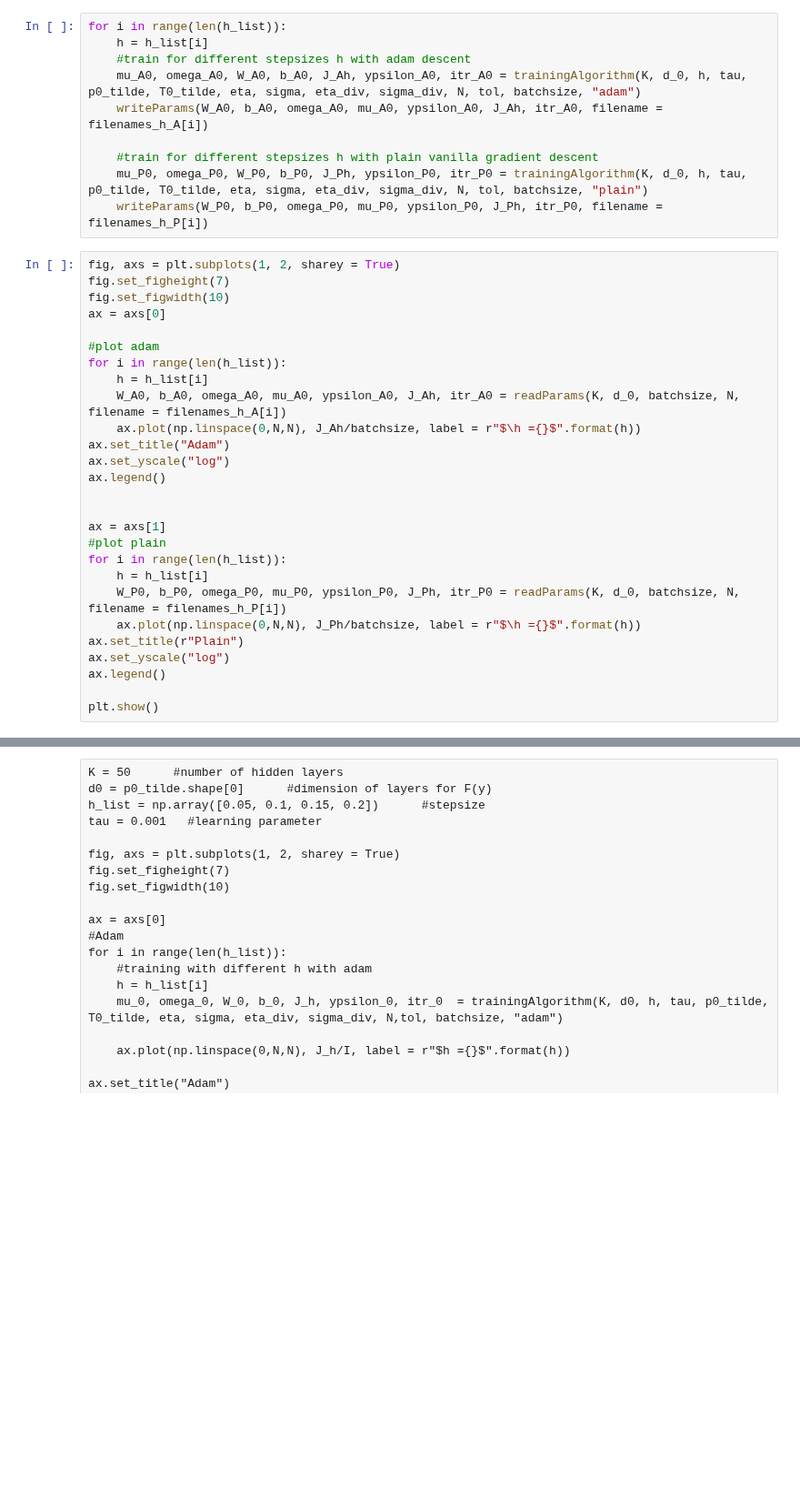
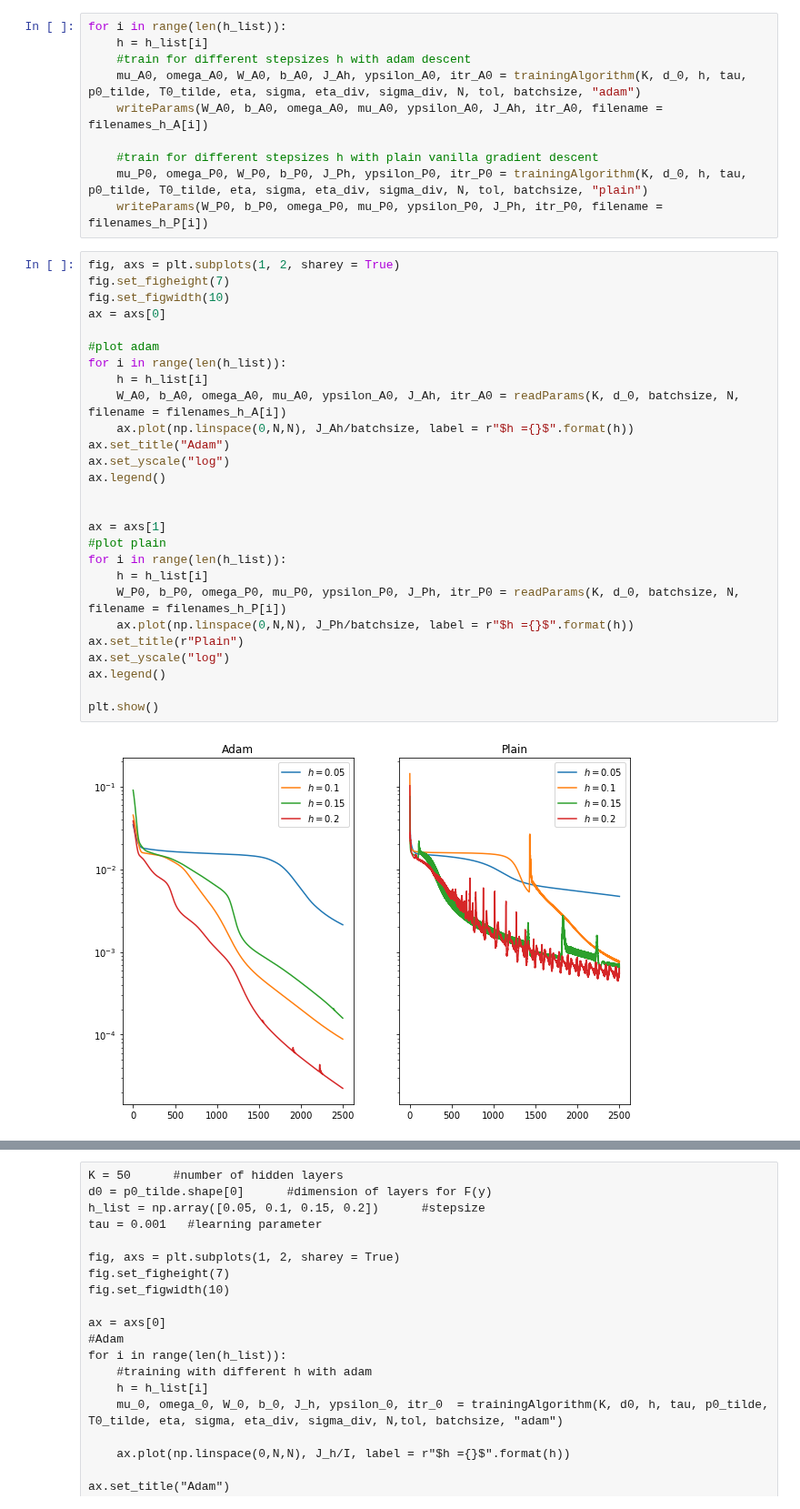
Before and after one commit to vivekapriyas/Function_Neural_Network, a Jupyter notebook: Project2.ipynb, the cells around one changed output, grey strips where cells are left out. Shown at 91% size. Cells and saved outputs as stored; diff of their text form; blank space fills up the shorter version.

```diff
--- a/Project2.ipynb
+++ b/Project2.ipynb
@@ -811,27 +839,29 @@ for i in range(len(h_list)):
 # %%
 fig, axs = plt.subplots(1, 2, sharey = True)
 fig.set_figheight(7)
 fig.set_figwidth(10)
 ax = axs[0]
 
 #plot adam
 for i in range(len(h_list)):
     h = h_list[i]
     W_A0, b_A0, omega_A0, mu_A0, ypsilon_A0, J_Ah, itr_A0 = readParams(K, d_0, batchsize, N, filename = filenames_h_A[i])
-    ax.plot(np.linspace(0,N,N), J_Ah/batchsize, label = r"$\h ={}$".format(h))
+    ax.plot(np.linspace(0,N,N), J_Ah/batchsize, label = r"$h ={}$".format(h))
 ax.set_title("Adam")
 ax.set_yscale("log")
 ax.legend()
 
 
 ax = axs[1]
 #plot plain
 for i in range(len(h_list)):
     h = h_list[i]
     W_P0, b_P0, omega_P0, mu_P0, ypsilon_P0, J_Ph, itr_P0 = readParams(K, d_0, batchsize, N, filename = filenames_h_P[i])
-    ax.plot(np.linspace(0,N,N), J_Ph/batchsize, label = r"$\h ={}$".format(h))
+    ax.plot(np.linspace(0,N,N), J_Ph/batchsize, label = r"$h ={}$".format(h))
 ax.set_title(r"Plain")
 ax.set_yscale("log")
 ax.legend()
 
 plt.show()
+# %% [output]
+[figure, added]
```
Also changed, not shown: parts of 65 cells of this notebook, 22 other files.
